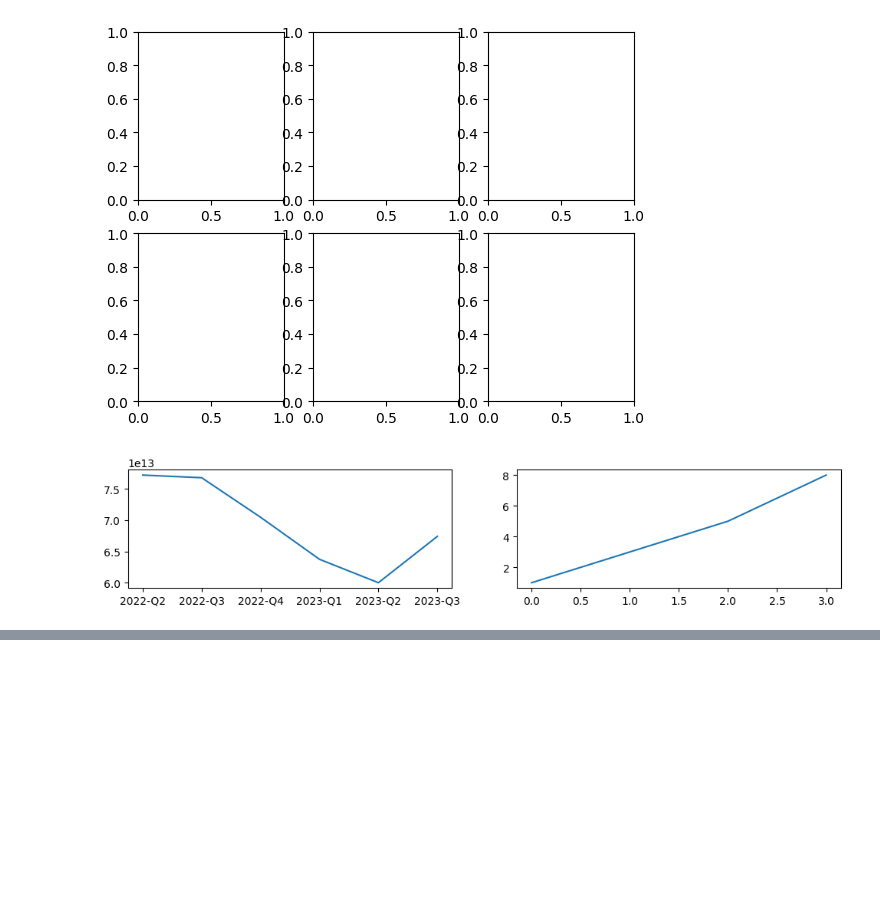
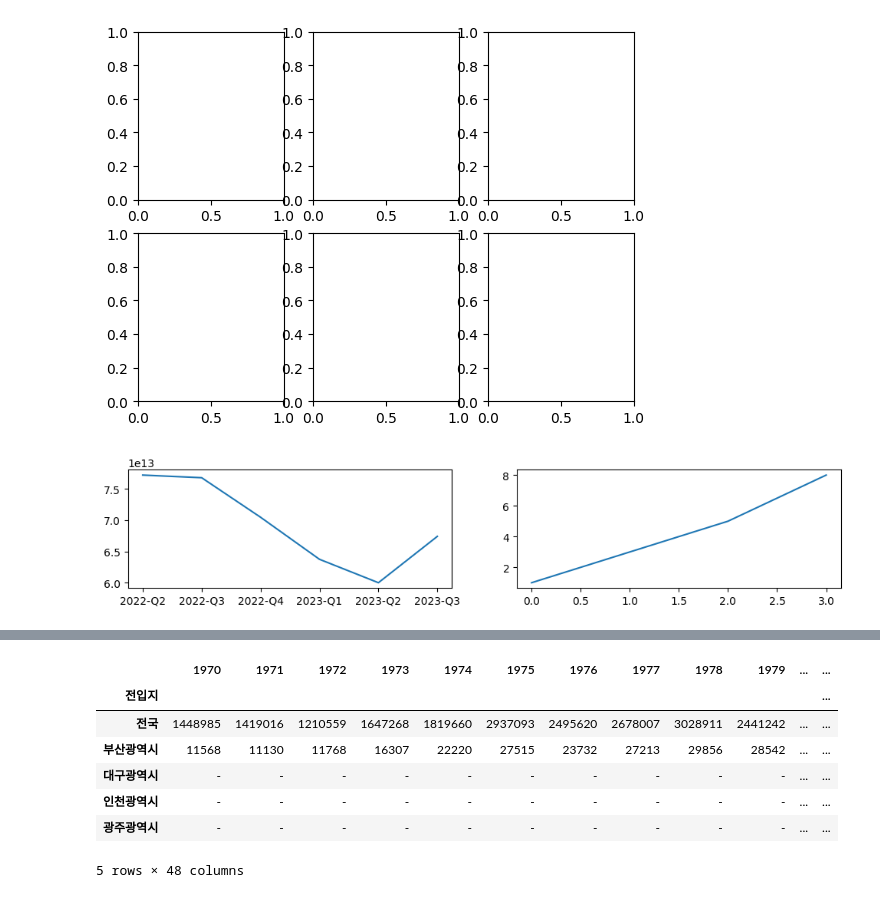
Before and after one commit to jin2-web/pandas_study, a Jupyter notebook: part4-1.ipynb, the cells around one changed output, grey strips where cells are left out. Saved outputs shown, nothing was run; the diff lists cells and outputs as text; code cells hidden in the pictures; blank space fills up the shorter version.

```diff
--- a/part4-1.ipynb
+++ b/part4-1.ipynb
@@ -395,0 +404,4 @@ plt.show()
+# %%
+# 데이터 불러오기
+df = pd.read_excel('./data-4/시도별_전출입_인구수.xlsx')
+df.head()
@@ -395,0 +416,4 @@ plt.show()
+# %%
+# 누락값(NaN)을 앞 데이터로 채움(엑셀 양식 병합부분)
+df = df.ffill()
+df.head()
@@ -395,0 +428,21 @@ plt.show()
+# %%
+# 서울에서 다른 지역으로 이동한 데이터만 추출하여 정리
+mask = (df['전출지별'] == '서울특별시') & (df['전입지별'] != '서울특별시')
+df_seoul = df[mask]
+# 전출지별 열을 삭제하기
+df_seoul = df_seoul.drop(['전출지별'], axis=1)
+# '전입지별'을 '전입지' 열이름 변경하기
+df_seoul = df_seoul.rename({'전입지별': '전입지'}, axis=1)
+df_seoul
+# 전입지 열을 행 인덱스로 만들기
+df_seoul = df_seoul.set_index('전입지')
+df_seoul.head()
+# %% [output]
+|  | 1970 | 1971 | 1972 | 1973 | 1974 | 1975 | 1976 | 1977 | 1978 | 1979 | ... | ... |
+| 전입지 |  |  |  |  |  |  |  |  |  |  |  | ... |
+| 전국 | 1448985 | 1419016 | 1210559 | 1647268 | 1819660 | 2937093 | 2495620 | 2678007 | 3028911 | 2441242 | ... | ... |
+| 부산광역시 | 11568 | 11130 | 11768 | 16307 | 22220 | 27515 | 23732 | 27213 | 29856 | 28542 | ... | ... |
+| 대구광역시 | - | - | - | - | - | - | - | - | - | - | ... | ... |
+| 인천광역시 | - | - | - | - | - | - | - | - | - | - | ... | ... |
+| 광주광역시 | - | - | - | - | - | - | - | - | - | - | ... | ... |
+5 rows × 48 columns
```
Also changed, not shown: parts of 13 cells of this notebook, 5 other files.
